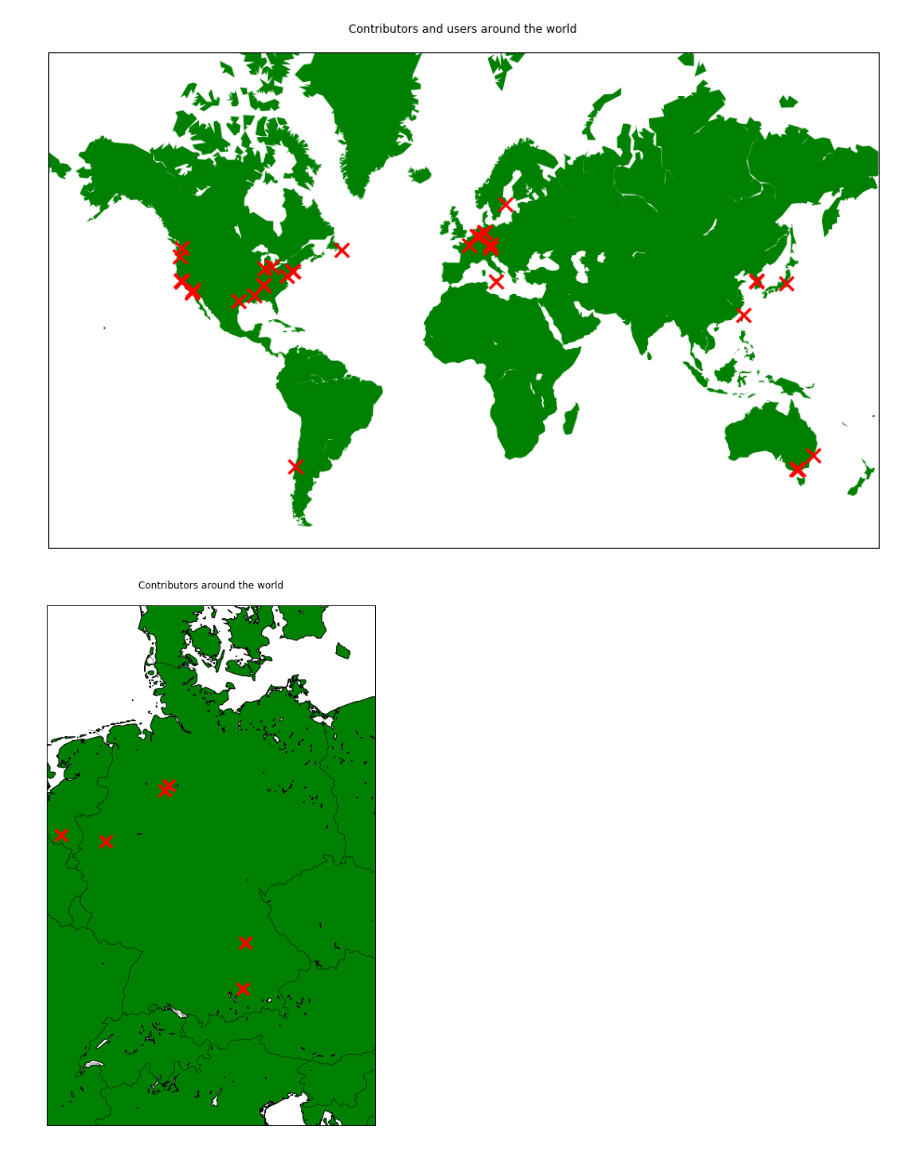
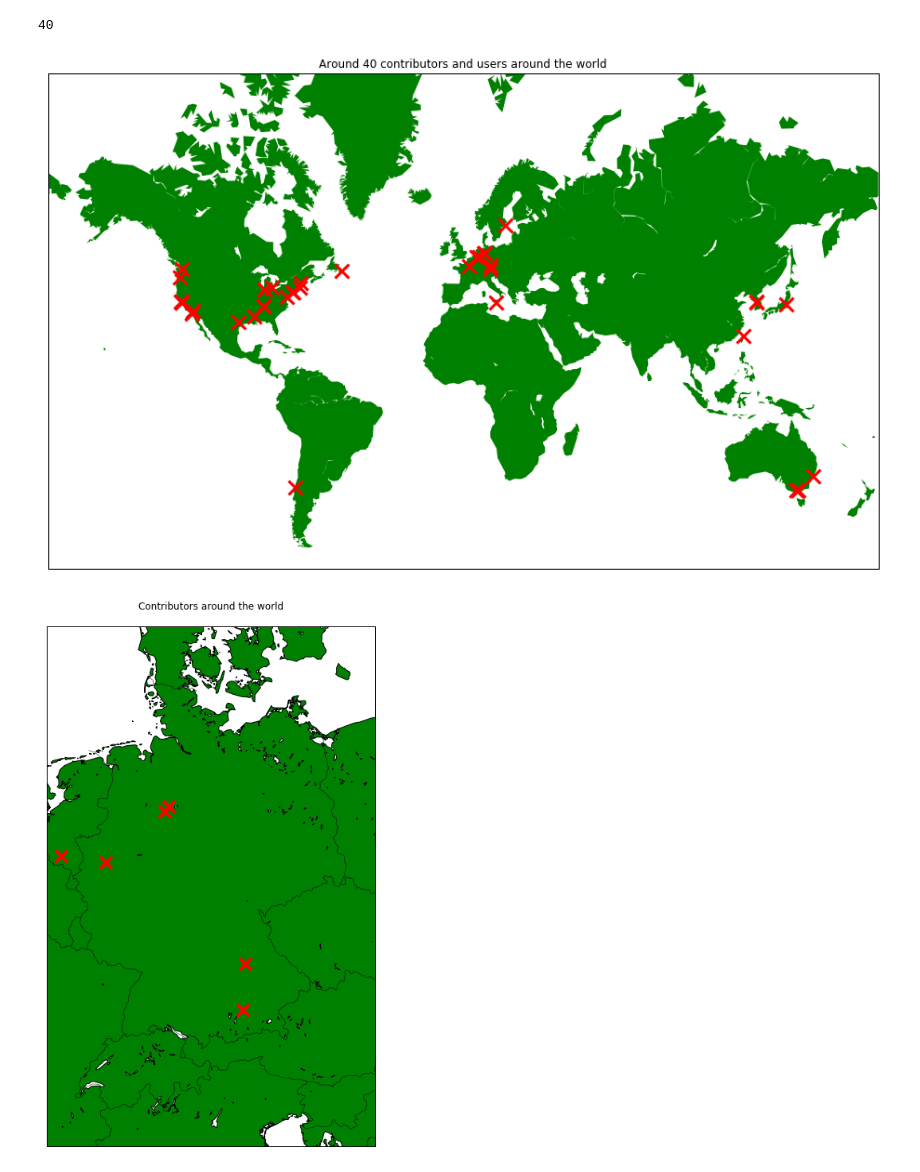
Before and after one commit to kelu124/echomods, a Jupyter notebook: include/community/MappingCommunity.ipynb, the cells around one changed output. Saved outputs shown, nothing was run; the diff lists cells and outputs as text; code cells hidden in the pictures.

Commit message:
New contrib

```diff
--- a/include/community/MappingCommunity.ipynb
+++ b/include/community/MappingCommunity.ipynb
@@ -29,33 +29,37 @@ def GetContri(path):
 # %%
 Contrib = GetContri("./")
 NbContrib = np.shape(Contrib)[1]
+# %%
+NbContrib
+# %% [output]
+40
 # %%
 # Make this plot larger.
 plt.figure(figsize=(16,12))
 
 #eq_map = Basemap(projection='robin', resolution = 'l', area_thresh = 10000000.0,
 #              lat_0=0, lon_0=0)
 
 eq_map = Basemap(projection='merc',llcrnrlat=-60,urcrnrlat=80,\
             llcrnrlon=-180,urcrnrlon=180,lat_ts=60,resolution='c')
 #eq_map.drawcoastlines()
 #eq_map.drawcountries()
 eq_map.fillcontinents(color = 'green')
 eq_map.drawmapboundary()
 #eq_map.drawmeridians(np.arange(0, 360, 30))
 #eq_map.drawparallels(np.arange(-90, 90, 30))
 
 for k in range(NbContrib):
     #print k
     x,y = eq_map(Contrib[3][k], Contrib[2][k])
     eq_map.plot(x, y, marker='x', color='r', markersize=15,mew=3)
 
-title_string = "Contributors and users around the world\n"
+title_string = "Around "+str(NbContrib)+" contributors and users around the world"
 plt.title(title_string)
 plt.savefig("map.jpg", bbox_inches='tight')
 plt.show()
 # %% [output]
-[figure, old version]
+[figure, new version]
 # %%
 # Make this plot larger.
 plt.figure(figsize=(16,12))
```
Also changed, not shown: parts of 1 cell of this notebook, 7 other files.
